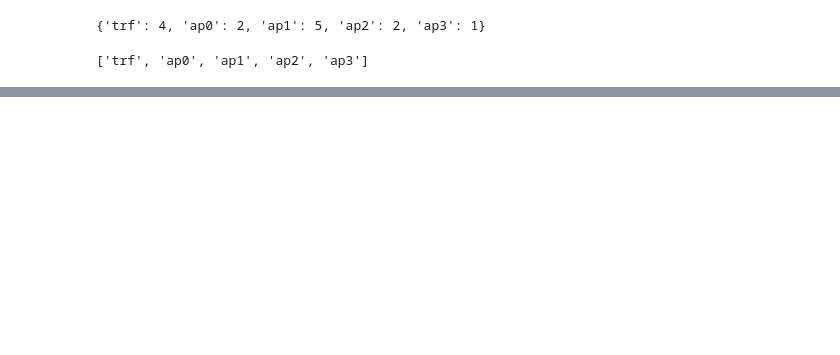
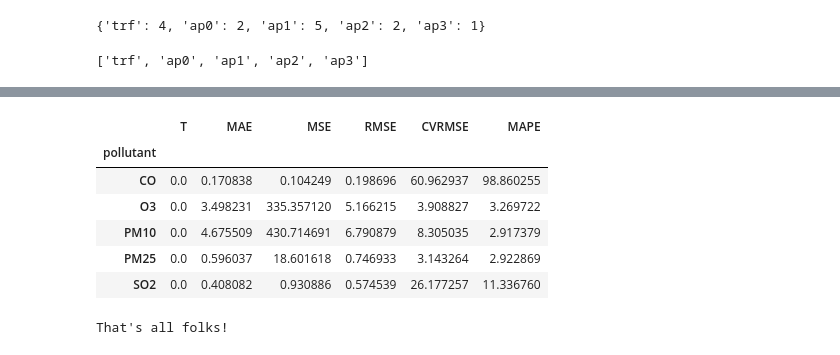
Before and after one commit to fterroso/airpollution_gnn_uca_upct, a Jupyter notebook: 05_analyze_results.ipynb, the cells around one changed output, grey strips where cells are left out. Saved outputs shown, nothing was run; the diff lists cells and outputs as text; code cells hidden in the pictures; blank space fills up the shorter version.

```diff
--- a/05_analyze_results.ipynb
+++ b/05_analyze_results.ipynb
@@ -79,0 +179,14 @@ for k in target_nodes:
+# %%
+metrics_by_pollutants_df.drop(columns='sensor').groupby('pollutant').std()
+# %% [output]
+|  | T | MAE | MSE | RMSE | CVRMSE | MAPE |
+| pollutant |  |  |  |  |  |  |
+| CO | 0.0 | 0.170838 | 0.104249 | 0.198696 | 60.962937 | 98.860255 |
+| O3 | 0.0 | 3.498231 | 335.357120 | 5.166215 | 3.908827 | 3.269722 |
+| PM10 | 0.0 | 4.675509 | 430.714691 | 6.790879 | 8.305035 | 2.917379 |
+| PM25 | 0.0 | 0.596037 | 18.601618 | 0.746933 | 3.143264 | 2.922869 |
+| SO2 | 0.0 | 0.408082 | 0.930886 | 0.574539 | 26.177257 | 11.336760 |
+# %%
+print("That's all folks!")
+# %% [output]
+That's all folks!
```
Also changed, not shown: parts of 9 cells of this notebook.
